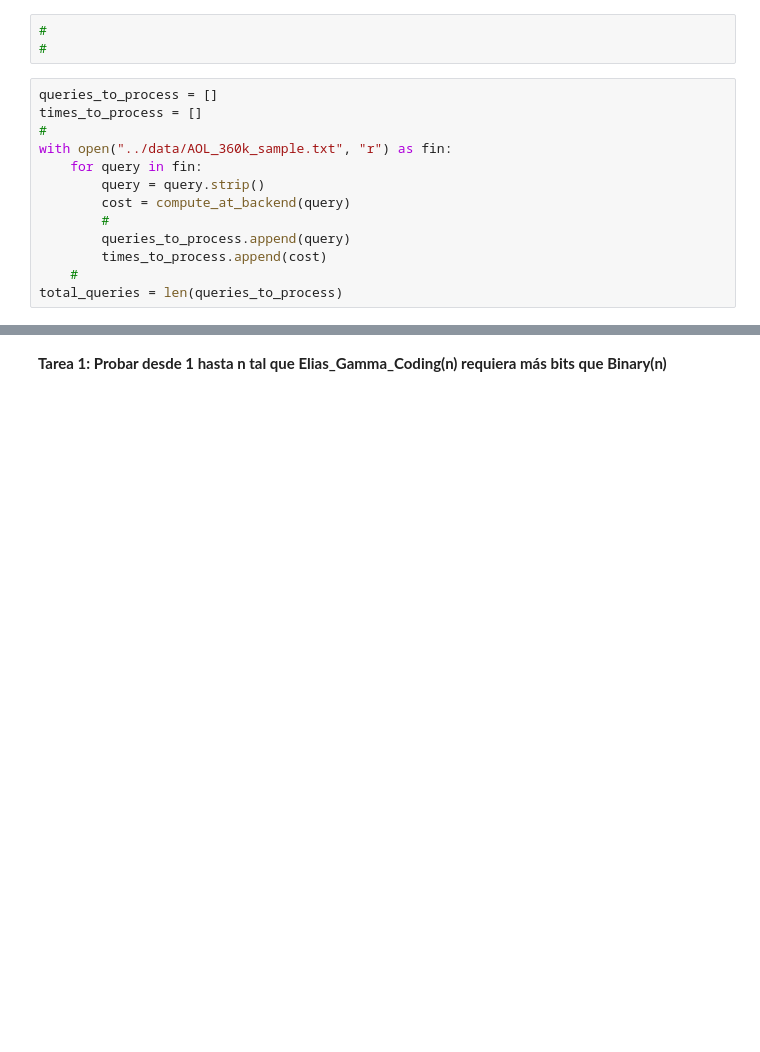
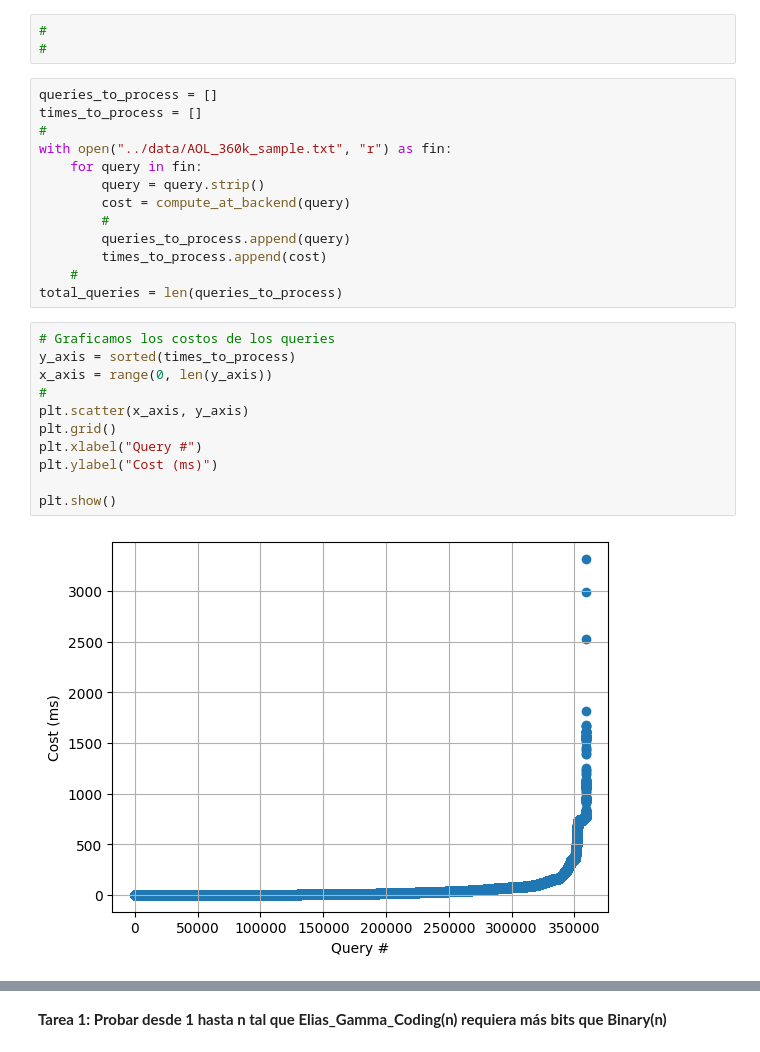
Before and after one commit to tolosoft/CACIC2023_AIREDM, a Jupyter notebook: src/03-Caching.ipynb, the cells around one changed output, grey strips where cells are left out. Saved outputs shown, nothing was run; the diff lists cells and outputs as text; blank space fills up the shorter version.

```diff
--- a/src/03-Caching.ipynb
+++ b/src/03-Caching.ipynb
@@ -33,6 +152,19 @@ with open("../data/AOL_360k_sample.txt", "r") as fin:
         times_to_process.append(cost)
     #
 total_queries = len(queries_to_process)
+# %%
+# Graficamos los costos de los queries
+y_axis = sorted(times_to_process)
+x_axis = range(0, len(y_axis))
+#
+plt.scatter(x_axis, y_axis)
+plt.grid()
+plt.xlabel("Query #")
+plt.ylabel("Cost (ms)")
+
+plt.show()
+# %% [output]
+[figure, added]
 # %%
 #
 total_time = sum(times_to_process)
```
Also changed, not shown: parts of 63 cells of this notebook.
